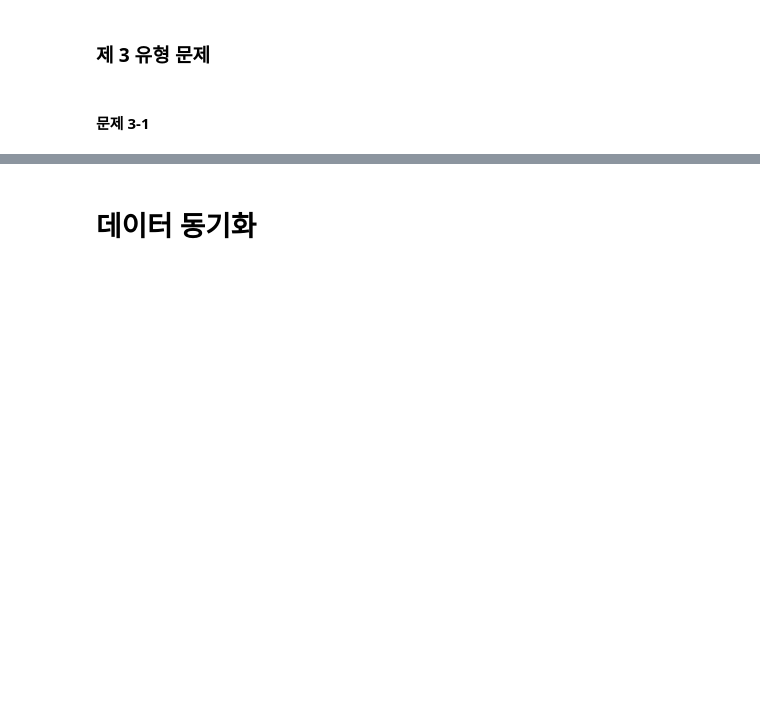
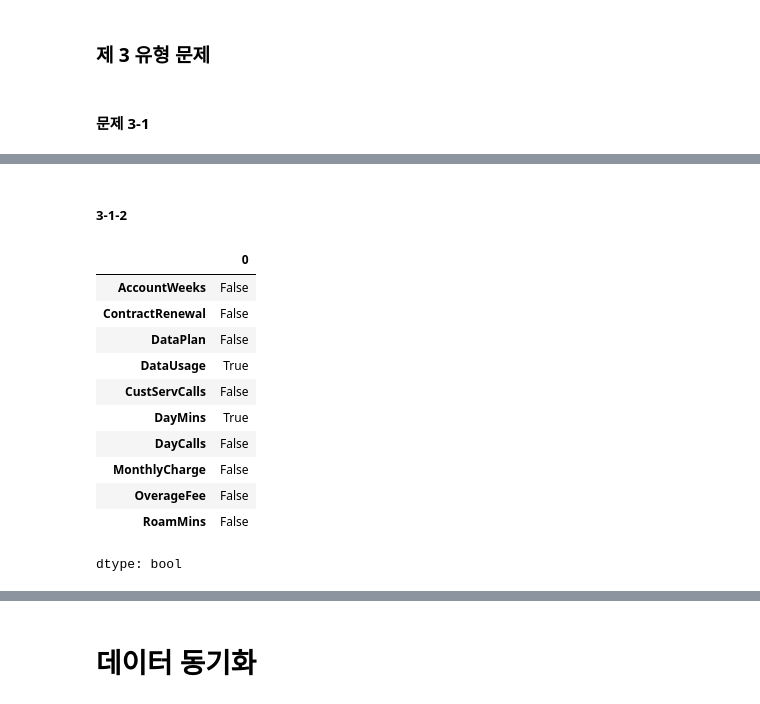
Before and after one commit to va4756/yemoon_bigdata_test, a Jupyter notebook: sinagong_bigdata.ipynb, the cells around one changed output, grey strips where cells are left out. Cells and saved outputs as stored; diff of their text form; code cells hidden in the pictures; blank space fills up the shorter version.

```diff
--- a/sinagong_bigdata.ipynb
+++ b/sinagong_bigdata.ipynb
@@ -1862,0 +1937,18 @@ pd.read_csv('result.csv')
+# %% [markdown]
+##### 3-1-2
+# %%
+eff_params = (model.pvalues[1:] < 0.05)
+eff_params
+# %% [output]
+|  | 0 |
+| AccountWeeks | False |
+| ContractRenewal | False |
+| DataPlan | False |
+| DataUsage | True |
+| CustServCalls | False |
+| DayMins | True |
+| DayCalls | False |
+| MonthlyCharge | False |
+| OverageFee | False |
+| RoamMins | False |
+dtype: bool
```
Also changed, not shown: parts of 9 cells of this notebook.
